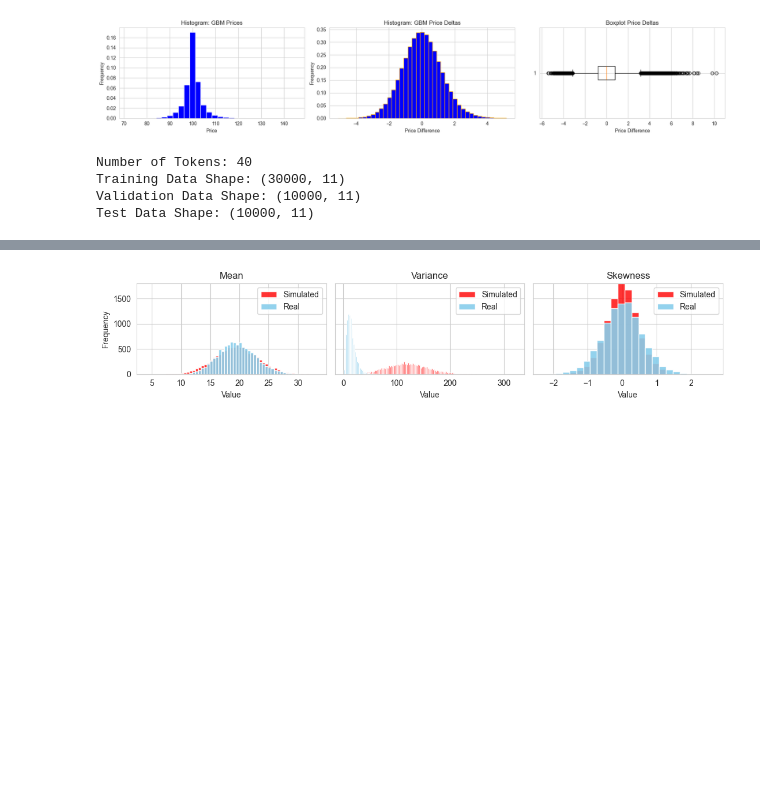
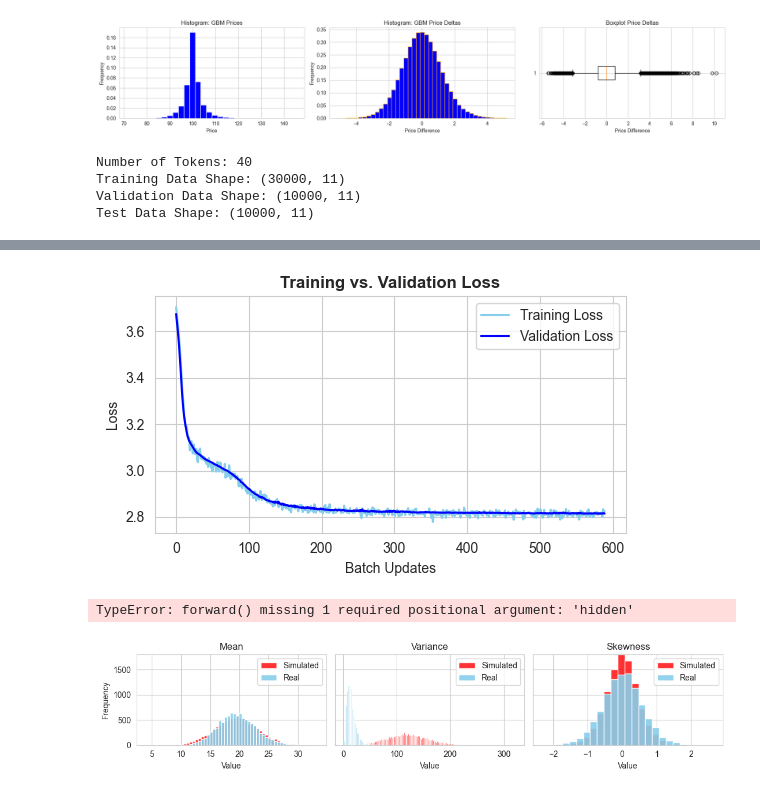
Before and after one commit to FrensiZ/adversial_learning, a Jupyter notebook: adversial_learning_AR.ipynb, the cells around one changed output, grey strips where cells are left out. Cells and saved outputs as stored; diff of their text form; code cells hidden in the pictures; blank space fills up the shorter version.

```diff
--- a/adversial_learning_AR.ipynb
+++ b/adversial_learning_AR.ipynb
@@ -416,7 +417,7 @@ hidden_dim = 128                # Hidden Dimension
 batch_size = 512                # Batch Size
 learning_rate = 0.001           # LR
 seq_len = len(train_data[0])    # Length of your tokenized sequences
-num_epochs = 3                  # Number of epochs to train
+num_epochs = 10                  # Number of epochs to train
 # %%
 model_SS = LSTMModel(input_dim=1, hidden_dim=hidden_dim, output_dim=token_size)
 
@@ -450,13 +451,10 @@ for epoch in range(num_epochs):
         batch = train_data[batch_indices]
 
         inputs = th.tensor(batch[:, :-1], dtype=th.float32).unsqueeze(-1)
-        targets = th.tensor(batch[:, 1:], dtype=th.float32).unsqueeze(-1)
+        targets = th.tensor(batch[:, 1:], dtype=th.long)
 
         # Forward pass for this batch
         logits, _ = model_SS(inputs, None)
-        print(logits)
-        print(logits.shape)
-        break
         logits = logits.view(-1, logits.size(-1))  # Flatten logits: (batch_size * seq_len, num_bins)
         targets = targets.view(-1)                 # Flatten targets: (batch_size * seq_len)
 
@@ -473,9 +471,10 @@ for epoch in range(num_epochs):
         ## ============
 
         model_SS.eval()
-        with torch.no_grad():
-            inputs = torch.tensor(val_data[:, :-1], dtype=torch.long)  # All tokens except the last
-            targets = torch.tensor(val_data[:, 1:], dtype=torch.long)  # All tokens except the first
+
+        with th.no_grad():
+            inputs = th.tensor(val_data[:, :-1], dtype=th.float32).unsqueeze(-1)  # All tokens except the last
+            targets = th.tensor(val_data[:, 1:], dtype=th.long)  # All tokens except the first
             logits, _ = model_SS(inputs, None)
             logits = logits.view(-1, logits.size(-1))  # Flatten logits: (batch_size * seq_len, num_bins)
             targets = targets.view(-1)                 # Flatten targets: (batch_size * seq_len)
@@ -485,11 +484,7 @@ for epoch in range(num_epochs):
 
         if loss.item() < best_val_loss:
             best_val_loss = loss.item()
-            torch.save(model_SS.state_dict(), 'model_SS_best_weights.pth')
-
-        if checkpoint_counter < 25:
-            checkpoint_counter += 1
-            torch.save(model_SS.state_dict(), f'ss_checkpoints/model_SS_episode{checkpoint_counter}.pth')
+            th.save(model_SS.state_dict(), 'model_SS_best_weights.pth')
 
     print(f"Epoch {epoch+1}/{num_epochs} - Train Loss: {np.mean(temp_train_loss):.4f} - Val Loss: {np.mean(temp_val_loss):.4f}")
 
@@ -516,3 +504,59 @@ Epoch 3/3 - Train Loss: nan - Val Loss: nan
+# %%
+# Create the plot
+plt.figure(figsize=(5.5, 3.3))
+plt.plot(train_losses, label='Training Loss', color='skyblue', linewidth=1.5)
+plt.plot(val_losses, label='Validation Loss', color='blue', linewidth=1.5)
+plt.title('Training vs. Validation Loss', fontweight='bold')
+plt.xlabel('Batch Updates')
+plt.ylabel('Loss')
+plt.legend(loc='best', fontsize=10, frameon=True)
+plt.tight_layout()
+plt.show()
+# %% [output]
+[figure, added]
+# %%
+inference_model = LSTMModel(input_dim=1, hidden_dim=hidden_dim, output_dim=token_size)
+inference_model.load_state_dict(th.load('model_SS_best_weights.pth', weights_only=False))
+
+test_data_inference = th.tensor(test_data, dtype=th.float32)
+
+test_losses = []
+trajectories = []
+
+inference_model.eval()
+
+with th.no_grad():
+
+    for sequence in test_data_inference:
+
+        token_loss = 0
+
+        init_real_token = sequence[0]
+        sim_trajectory = [init_real_token]
+
+        hidden = (th.zeros(2, 1, hidden_dim), th.zeros(2, 1, hidden_dim))
+
+        for i in range(1, len(sequence)):
+
+            input = sim_trajectory[-1].reshape(-1, 1, 1)
+
+            logits = inference_model(input)
+
+            probs = F.softmax(logits, dim=-1).squeeze()
+            predicted_token = th.multinomial(probs, num_samples=1).squeeze()
+
+            sim_trajectory.append(predicted_token.float())
+
+            # Loss
+            true_token = sequence[i].unsqueeze(-1)
+
+            loss = criterion(logits.squeeze(1), true_token.long())
+            token_loss += loss.item()
+
+        test_losses.append(token_loss/len(sequence))
+        trajectories.append(sim_trajectory)
+# %% [output]
+TypeError: forward() missing 1 required positional argument: 'hidden'
 # %%
 class Discriminator(nn.Module):
     def __init__(self, sequence_length, hidden_size):
```
Also changed, not shown: parts of 2 cells of this notebook.
